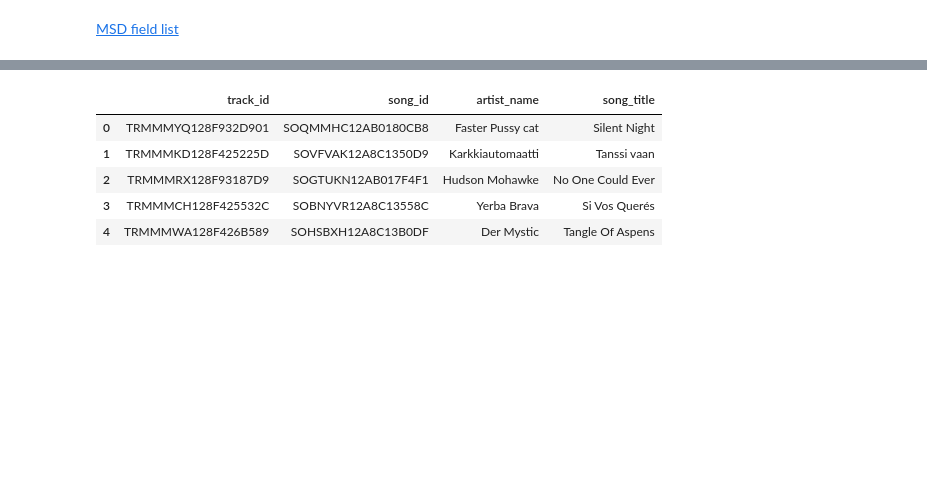
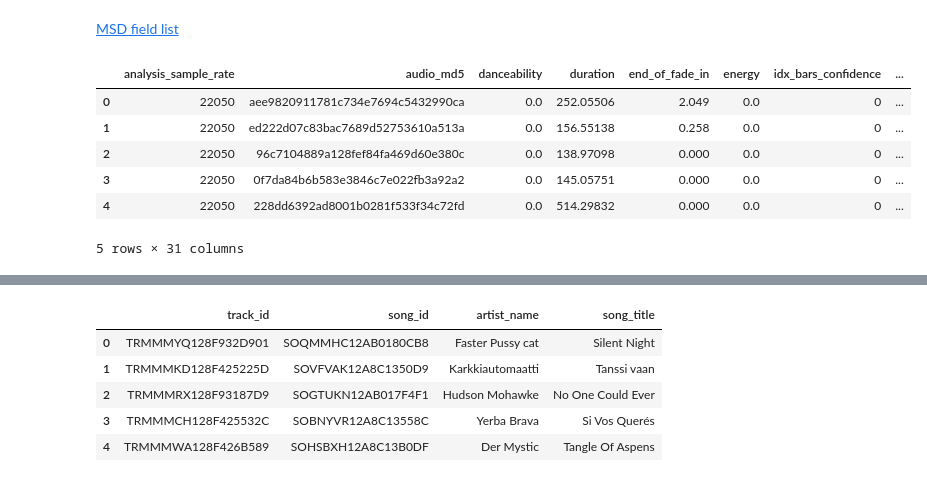
Before and after one commit to damilo/keyestcnn, a Jupyter notebook: 00.hlp/msd/msd.ipynb, the cells around one changed output, grey strips where cells are left out. Cells and saved outputs as stored; diff of their text form; code cells hidden in the pictures; blank space fills up the shorter version.

```diff
--- a/00.hlp/msd/msd.ipynb
+++ b/00.hlp/msd/msd.ipynb
@@ -54,11 +80,19 @@ display (msd_songs_df.head ())
 # %%
 # clean up the columns 'audio_md5' and 'track_id'
 # they are byte objects and need to be decoded to string
-if False:
+if True:
     msd_songs_df['audio_md5'] = msd_songs_df['audio_md5'].map (lambda x: x.decode())
     msd_songs_df['track_id'] = msd_songs_df['track_id'].map (lambda x: x.decode())
 
 display (msd_songs_df.head ())
+# %% [output]
+|  | analysis_sample_rate | audio_md5 | danceability | duration | end_of_fade_in | energy | idx_bars_confidence | ... |
+| 0 | 22050 | aee9820911781c734e7694c5432990ca | 0.0 | 252.05506 | 2.049 | 0.0 | 0 | ... |
+| 1 | 22050 | ed222d07c83bac7689d52753610a513a | 0.0 | 156.55138 | 0.258 | 0.0 | 0 | ... |
+| 2 | 22050 | 96c7104889a128fef84fa469d60e380c | 0.0 | 138.97098 | 0.000 | 0.0 | 0 | ... |
+| 3 | 22050 | 0f7da84b6b583e3846c7e022fb3a92a2 | 0.0 | 145.05751 | 0.000 | 0.0 | 0 | ... |
+| 4 | 22050 | 228dd6392ad8001b0281f533f34c72fd | 0.0 | 514.29832 | 0.000 | 0.0 | 0 | ... |
+5 rows × 31 columns
 # %%
 # TODO: from every key, get 100 examples per mode
 # 12 keys * 2 modes * 100 = 2400 songs
```
Also changed, not shown: parts of 14 cells of this notebook, 1 other file.
